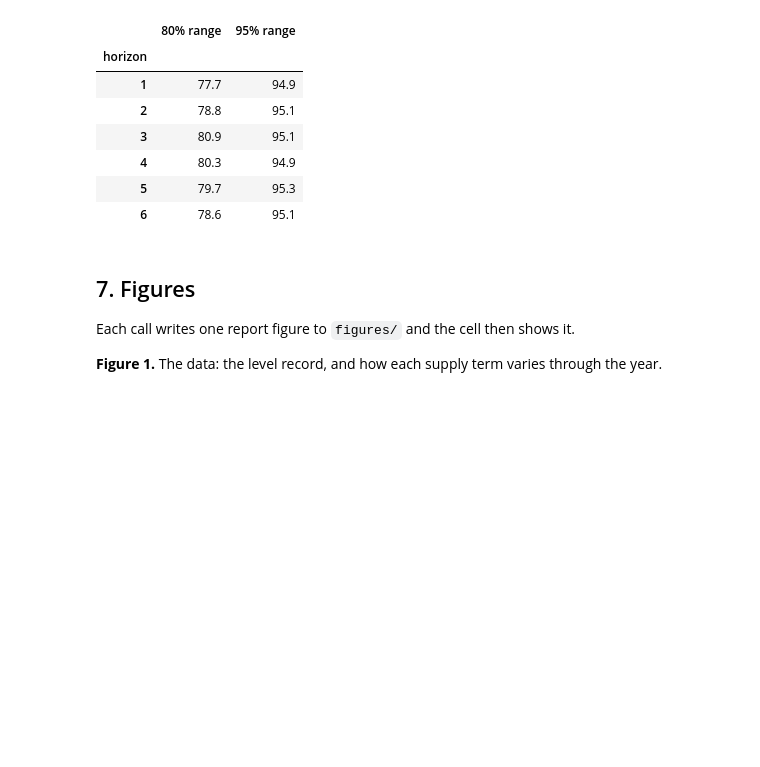
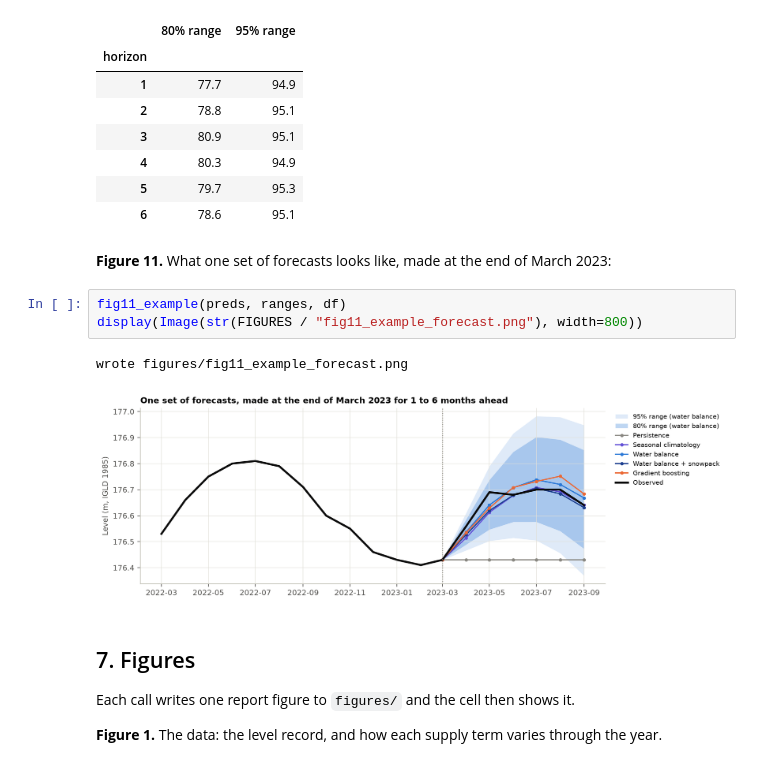
Before and after one commit to samuspdf/Great_Lakes_level, a Jupyter notebook: notebooks/main.ipynb, the cells around one changed output. Cells and saved outputs as stored; diff of their text form; blank space fills up the shorter version.

```diff
--- a/notebooks/main.ipynb
+++ b/notebooks/main.ipynb
@@ -274,6 +274,14 @@ weather only, % inside the 80% and 95% ranges: {1: (59.8, 76.1), 2: (69.1, 84.7)
 | 4 | 80.3 | 94.9 |
 | 5 | 79.7 | 95.3 |
 | 6 | 78.6 | 95.1 |
+# %% [markdown]
+**Figure 11.** What one set of forecasts looks like, made at the end of March 2023:
+# %%
+fig11_example(preds, ranges, df)
+display(Image(str(FIGURES / "fig11_example_forecast.png"), width=800))
+# %% [output]
+wrote figures/fig11_example_forecast.png
+[figure, added]
 # %% [markdown]
 ## 7. Figures
 
```
Also changed, not shown: parts of 2 cells of this notebook, 5 other files.
